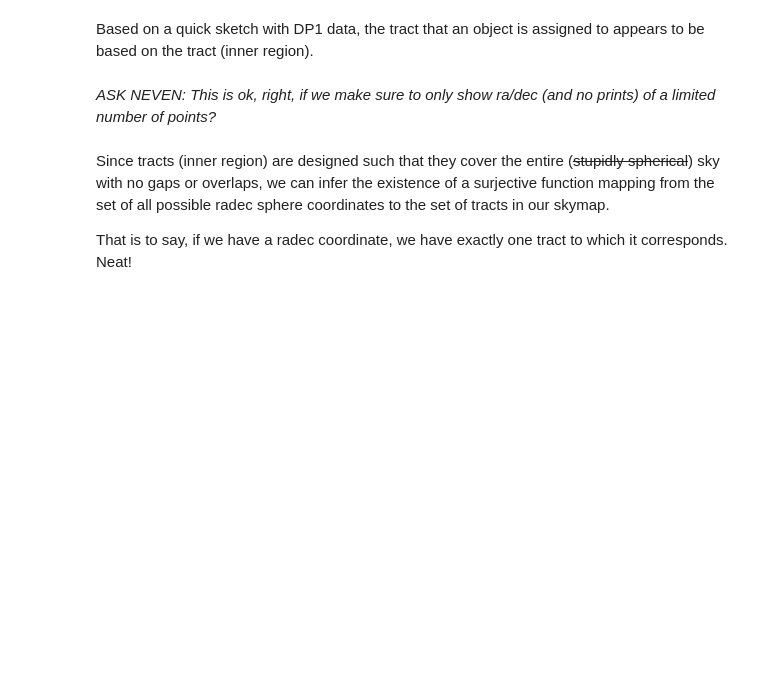
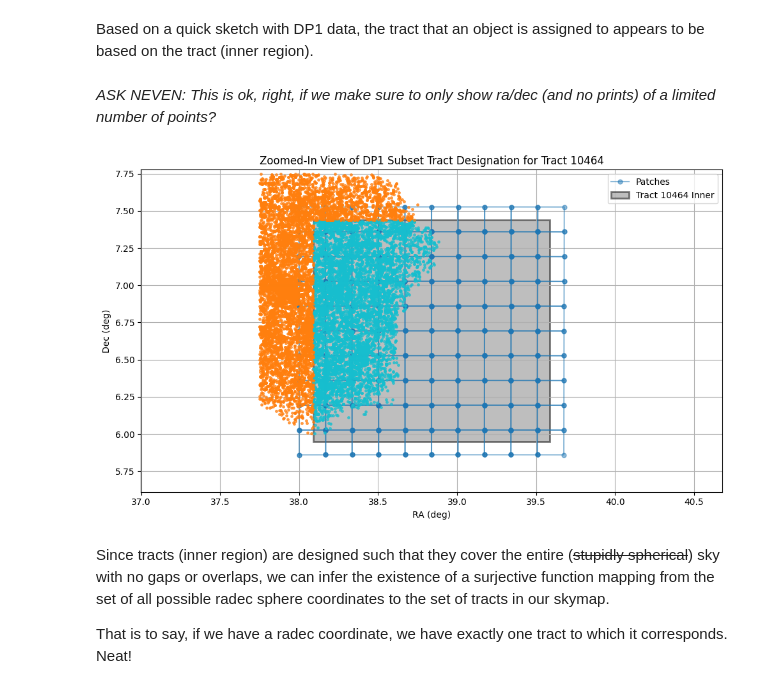
Before and after one commit to lincc-frameworks/skymap-convert, a Jupyter notebook: docs/notebooks/00 - Skymaps overview.ipynb, the cells around one changed output. Saved outputs shown, nothing was run; the diff lists cells and outputs as text; code cells hidden in the pictures; blank space fills up the shorter version.

```diff
--- a/docs/notebooks/00 - Skymaps overview.ipynb
+++ b/docs/notebooks/00 - Skymaps overview.ipynb
@@ -155,34 +90,7 @@ def _plot_data(ax, data=None, target_tract=None):
-# %%
-def plot_patches_in_tract(tract_id, data=None):
-    """Plot the patches in a specific tract with zoomed-in view."""
-    fig, ax = plt.subplots(figsize=(10, 6))
-
-    # Plot the patches and tract boundaries
-    patch_ids = range(100)
-    # _plot_patches(ax, patches, single_color="blue")
-    _plot_tract(ax, tract_id, inner=True, color="black")
-    _plot_tract(ax, tract_id, inner=False, color="black")
-
-    # Plot the data, if provided
-    _plot_data(ax, data, target_tract=tract_id)
-
-    # Set zoom level based on the RA/Dec range of the patches
-    min_ra, max_ra, min_dec, max_dec = _get_ra_dec_range(patches)
-    ax.set_xlim(min_ra - 1, max_ra + 1)
-    ax.set_ylim(min_dec - 0.25, max_dec + 0.25)
-
-    # Add a legend for the tract boundaries, labels, and title
-    ax.legend(loc="upper right", fontsize="small")
-    ax.set_xlabel("RA (deg)")
-    ax.set_ylabel("Dec (deg)")
-    ax.set_title(f"Zoomed-In View of DP1 Subset Tract Designation for Tract {tract_id}")
-    ax.grid(True)
-
-    ax.legend()
-    plt.tight_layout()
-    plt.show()
 # %%
-plot_patches_in_tract(10464, dp1_computed)
+plot_patches_in_tract(reader, 10464, data=dp1_computed)
+# %% [output]
+[figure, added]
 # %% [markdown]
 Since tracts (inner region) are designed such that they cover the entire (~~stupidly spherical~~) sky with no gaps or overlaps, we can infer the existence of a surjective function mapping from the set of all possible radec sphere coordinates to the set of tracts in our skymap.
 
```
Also changed, not shown: parts of 12 cells of this notebook, 9 other files.
